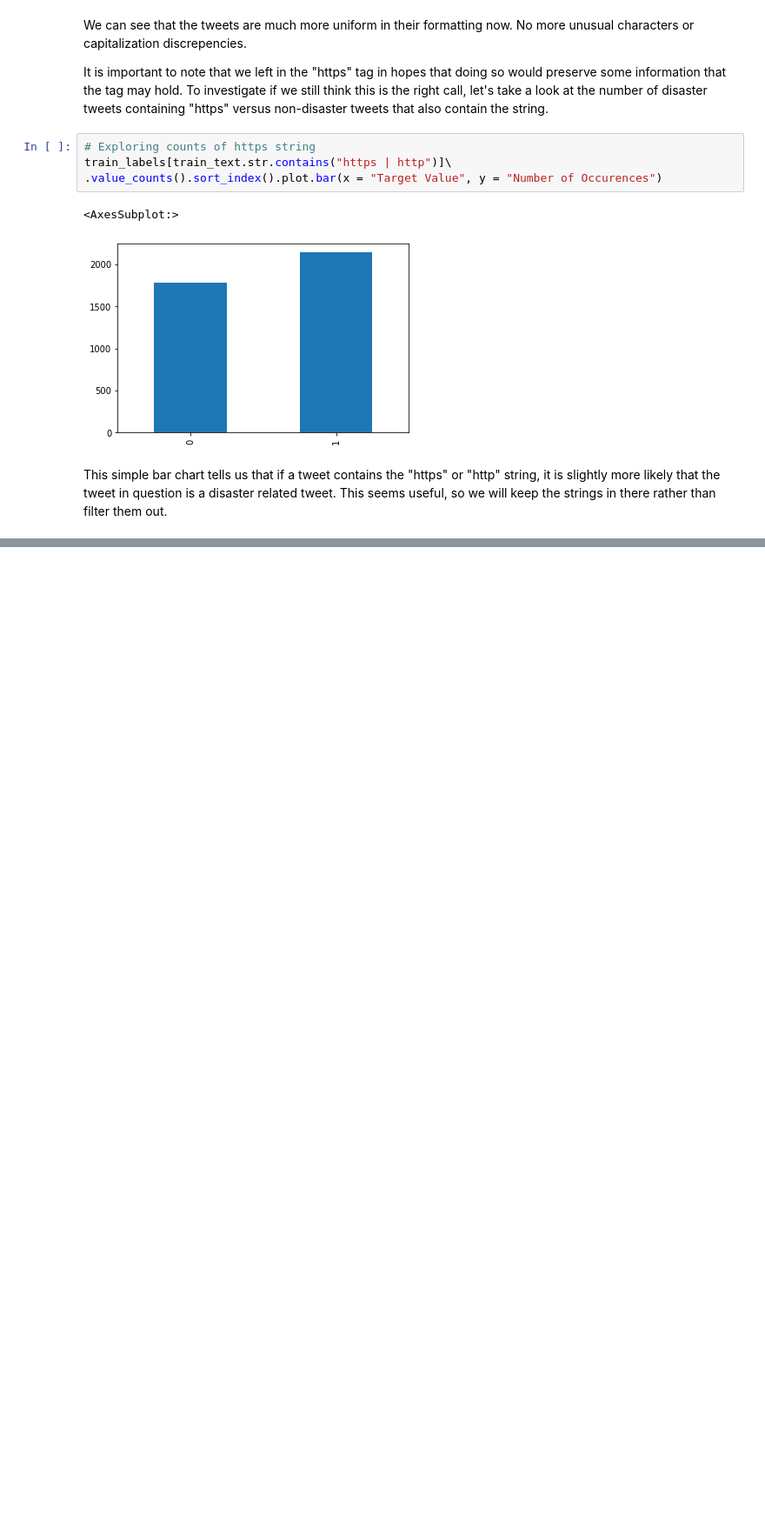
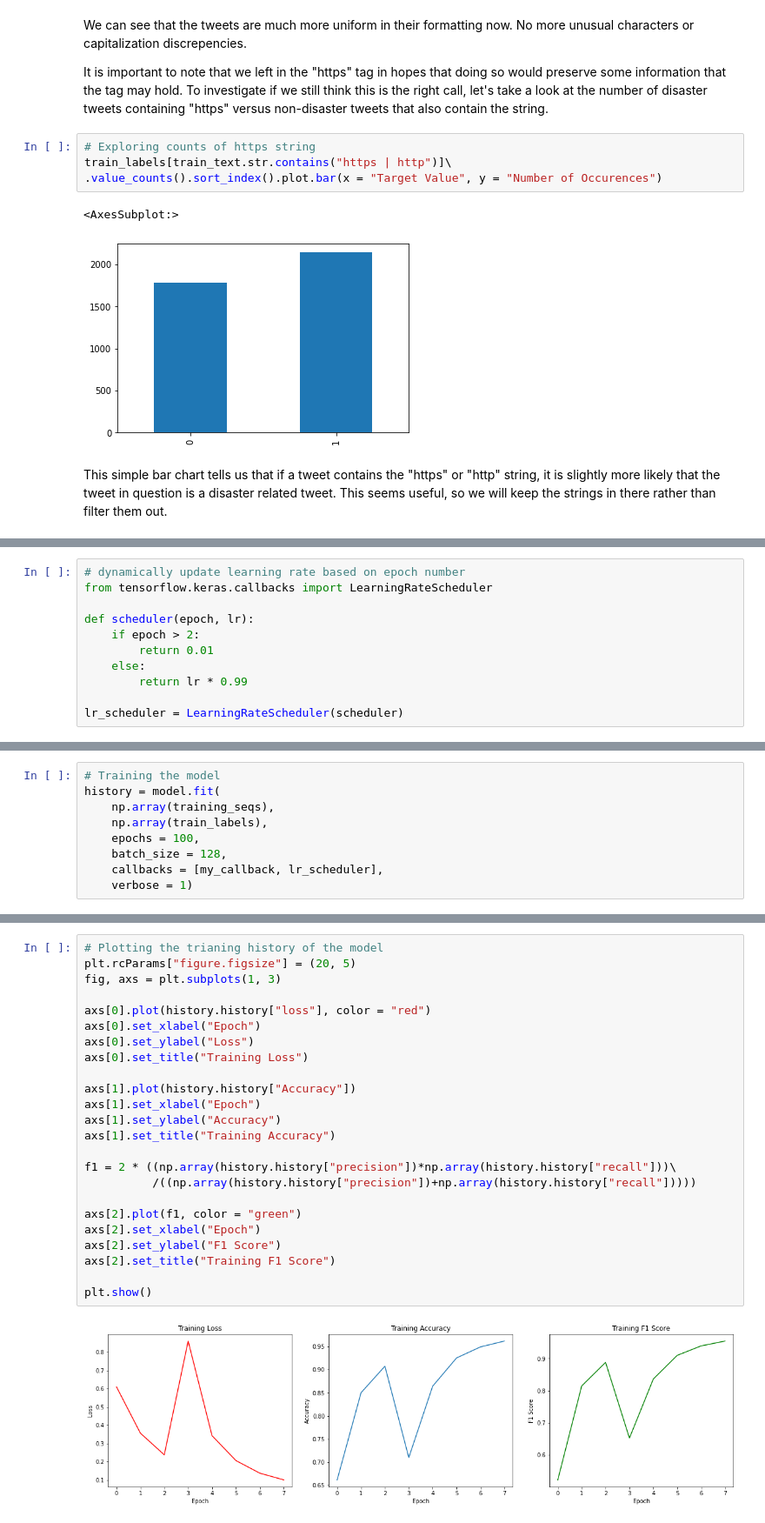
Before and after one commit to col-ms/kaggle, a Jupyter notebook: natural-language-processing-with-tensorflow.ipynb, the cells around one changed output, grey strips where cells are left out. Shown at 87% size. Drawn from its saved outputs; the diff is of its cells as text; blank space fills up the shorter version.

Commit message:
Kaggle Notebook | Natural Language Processing with TensorFlow | Version 3

```diff
--- a/natural-language-processing-with-tensorflow.ipynb
+++ b/natural-language-processing-with-tensorflow.ipynb
@@ -153,0 +198,11 @@ This simple bar chart tells us that if a tweet contains the "https" or "http" st
+# %%
+# dynamically update learning rate based on epoch number
+from tensorflow.keras.callbacks import LearningRateScheduler
+
+def scheduler(epoch, lr):
+    if epoch > 2:
+        return 0.01
+    else:
+        return lr * 0.99
+
+lr_scheduler = LearningRateScheduler(scheduler)
@@ -153,0 +260,9 @@ This simple bar chart tells us that if a tweet contains the "https" or "http" st
+# %%
+# Training the model
+history = model.fit(
+    np.array(training_seqs),
+    np.array(train_labels),
+    epochs = 100,
+    batch_size = 128,
+    callbacks = [my_callback, lr_scheduler],
+    verbose = 1)
@@ -153,0 +288,26 @@ This simple bar chart tells us that if a tweet contains the "https" or "http" st
+# %%
+# Plotting the trianing history of the model
+plt.rcParams["figure.figsize"] = (20, 5)
+fig, axs = plt.subplots(1, 3)
+
+axs[0].plot(history.history["loss"], color = "red")
+axs[0].set_xlabel("Epoch")
+axs[0].set_ylabel("Loss")
+axs[0].set_title("Training Loss")
+
+axs[1].plot(history.history["Accuracy"])
+axs[1].set_xlabel("Epoch")
+axs[1].set_ylabel("Accuracy")
+axs[1].set_title("Training Accuracy")
+
+f1 = 2 * ((np.array(history.history["precision"])*np.array(history.history["recall"]))\
+          /((np.array(history.history["precision"])+np.array(history.history["recall"]))))
+
+axs[2].plot(f1, color = "green")
+axs[2].set_xlabel("Epoch")
+axs[2].set_ylabel("F1 Score")
+axs[2].set_title("Training F1 Score")
+
+plt.show()
+# %% [output]
+[figure, added]
```
Also changed, not shown: parts of 14 cells of this notebook.
